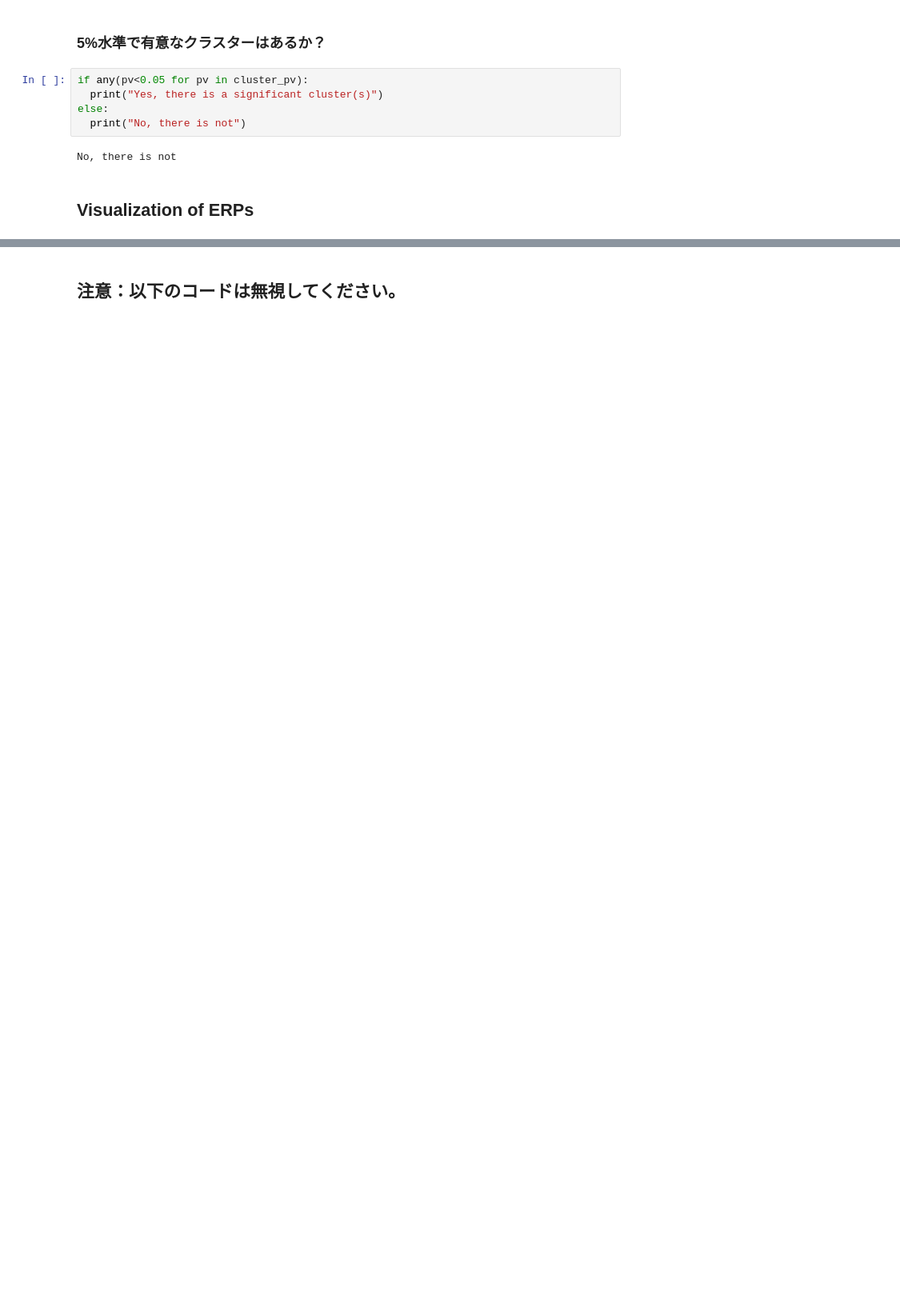
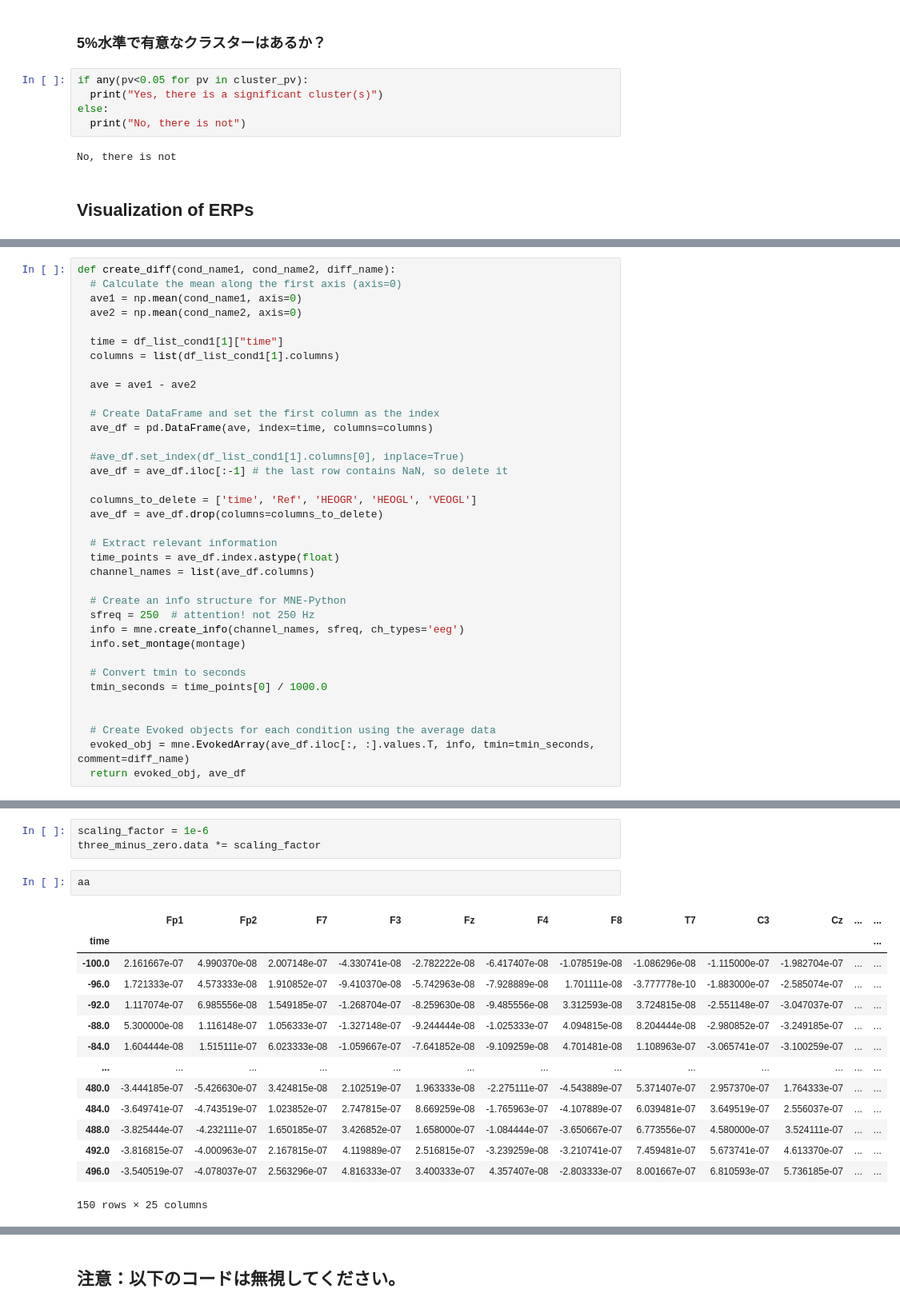
Before and after one commit to Kei-Kobayash/multiple_smiles, a Jupyter notebook: Spato_temporal_permutation2023.ipynb, the cells around one changed output, grey strips where cells are left out. Shown at 80% size. Cells and saved outputs as stored; diff of their text form; blank space fills up the shorter version.

```diff
--- a/Spato_temporal_permutation2023.ipynb
+++ b/Spato_temporal_permutation2023.ipynb
@@ -511,0 +557,36 @@ evoked_condition2.plot(spatial_colors=True, gfp=True)
+# %%
+def create_diff(cond_name1, cond_name2, diff_name):
+  # Calculate the mean along the first axis (axis=0)
+  ave1 = np.mean(cond_name1, axis=0)
+  ave2 = np.mean(cond_name2, axis=0)
+
+  time = df_list_cond1[1]["time"]
+  columns = list(df_list_cond1[1].columns)
+
+  ave = ave1 - ave2
+
+  # Create DataFrame and set the first column as the index
+  ave_df = pd.DataFrame(ave, index=time, columns=columns)
+
+  #ave_df.set_index(df_list_cond1[1].columns[0], inplace=True)
+  ave_df = ave_df.iloc[:-1] # the last row contains NaN, so delete it
+
+  columns_to_delete = ['time', 'Ref', 'HEOGR', 'HEOGL', 'VEOGL']
+  ave_df = ave_df.drop(columns=columns_to_delete)
+
+  # Extract relevant information
+  time_points = ave_df.index.astype(float)
+  channel_names = list(ave_df.columns)
+
+  # Create an info structure for MNE-Python
+  sfreq = 250  # attention! not 250 Hz
+  info = mne.create_info(channel_names, sfreq, ch_types='eeg')
+  info.set_montage(montage)
+
+  # Convert tmin to seconds
+  tmin_seconds = time_points[0] / 1000.0
+
+
+  # Create Evoked objects for each condition using the average data
+  evoked_obj = mne.EvokedArray(ave_df.iloc[:, :].values.T, info, tmin=tmin_seconds, comment=diff_name)
+  return evoked_obj, ave_df
@@ -511,0 +595,20 @@ evoked_condition2.plot(spatial_colors=True, gfp=True)
+# %%
+scaling_factor = 1e-6
+three_minus_zero.data *= scaling_factor
+# %%
+aa
+# %% [output]
+|  | Fp1 | Fp2 | F7 | F3 | Fz | F4 | F8 | T7 | C3 | Cz | ... | ... |
+| time |  |  |  |  |  |  |  |  |  |  |  | ... |
+| -100.0 | 2.161667e-07 | 4.990370e-08 | 2.007148e-07 | -4.330741e-08 | -2.782222e-08 | -6.417407e-08 | -1.078519e-08 | -1.086296e-08 | -1.115000e-07 | -1.982704e-07 | ... | ... |
+| -96.0 | 1.721333e-07 | 4.573333e-08 | 1.910852e-07 | -9.410370e-08 | -5.742963e-08 | -7.928889e-08 | 1.701111e-08 | -3.777778e-10 | -1.883000e-07 | -2.585074e-07 | ... | ... |
+| -92.0 | 1.117074e-07 | 6.985556e-08 | 1.549185e-07 | -1.268704e-07 | -8.259630e-08 | -9.485556e-08 | 3.312593e-08 | 3.724815e-08 | -2.551148e-07 | -3.047037e-07 | ... | ... |
+| -88.0 | 5.300000e-08 | 1.116148e-07 | 1.056333e-07 | -1.327148e-07 | -9.244444e-08 | -1.025333e-07 | 4.094815e-08 | 8.204444e-08 | -2.980852e-07 | -3.249185e-07 | ... | ... |
+| -84.0 | 1.604444e-08 | 1.515111e-07 | 6.023333e-08 | -1.059667e-07 | -7.641852e-08 | -9.109259e-08 | 4.701481e-08 | 1.108963e-07 | -3.065741e-07 | -3.100259e-07 | ... | ... |
+| ... | ... | ... | ... | ... | ... | ... | ... | ... | ... | ... | ... | ... |
+| 480.0 | -3.444185e-07 | -5.426630e-07 | 3.424815e-08 | 2.102519e-07 | 1.963333e-08 | -2.275111e-07 | -4.543889e-07 | 5.371407e-07 | 2.957370e-07 | 1.764333e-07 | ... | ... |
+| 484.0 | -3.649741e-07 | -4.743519e-07 | 1.023852e-07 | 2.747815e-07 | 8.669259e-08 | -1.765963e-07 | -4.107889e-07 | 6.039481e-07 | 3.649519e-07 | 2.556037e-07 | ... | ... |
+| 488.0 | -3.825444e-07 | -4.232111e-07 | 1.650185e-07 | 3.426852e-07 | 1.658000e-07 | -1.084444e-07 | -3.650667e-07 | 6.773556e-07 | 4.580000e-07 | 3.524111e-07 | ... | ... |
+| 492.0 | -3.816815e-07 | -4.000963e-07 | 2.167815e-07 | 4.119889e-07 | 2.516815e-07 | -3.239259e-08 | -3.210741e-07 | 7.459481e-07 | 5.673741e-07 | 4.613370e-07 | ... | ... |
+| 496.0 | -3.540519e-07 | -4.078037e-07 | 2.563296e-07 | 4.816333e-07 | 3.400333e-07 | 4.357407e-08 | -2.803333e-07 | 8.001667e-07 | 6.810593e-07 | 5.736185e-07 | ... | ... |
+150 rows × 25 columns
```
Also changed, not shown: parts of 12 cells of this notebook.
